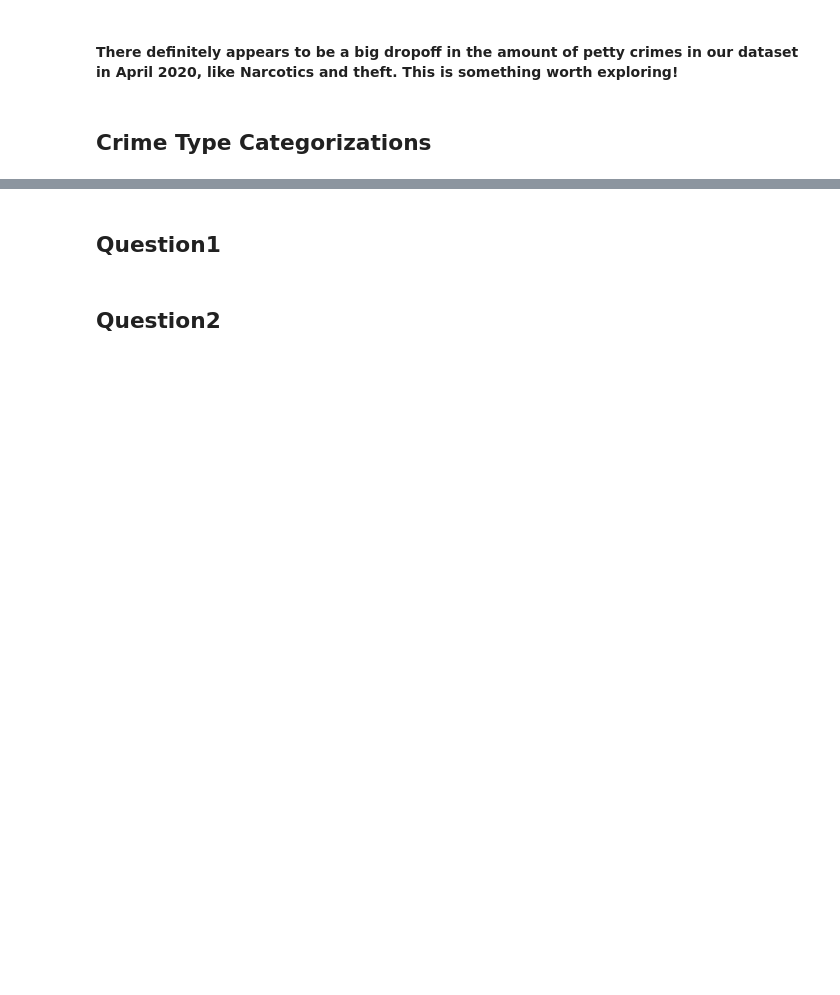
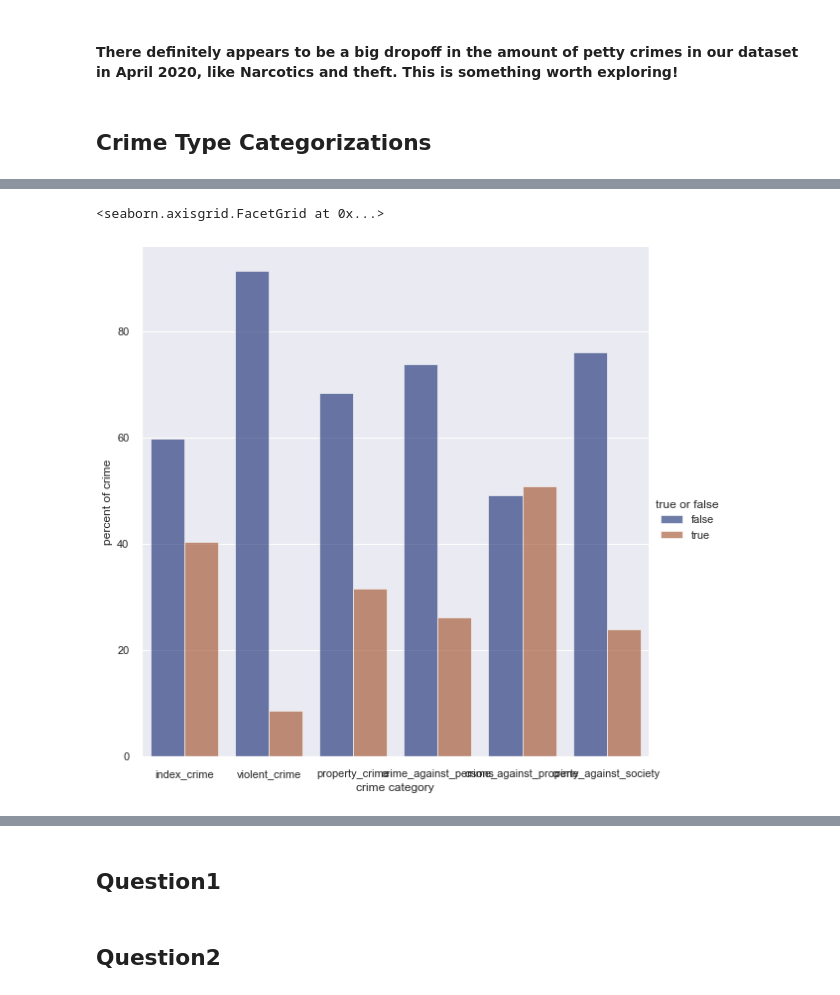
Before and after one commit to tjdolan121/4502Proj, a Jupyter notebook: forge/code/EDA.ipynb, the cells around one changed output, grey strips where cells are left out. Saved outputs shown, nothing was run; the diff lists cells and outputs as text; code cells hidden in the pictures; blank space fills up the shorter version.

```diff
--- a/forge/code/EDA.ipynb
+++ b/forge/code/EDA.ipynb
@@ -511,0 +542,27 @@ Crime code category is quite similar to the primary_type attribute our dataset a
+# %%
+att = ['index_crime', 'violent_crime', 'property_crime', \
+       'crime_against_persons', 'crime_against_property', 'crime_against_society']
+
+l1, l2, l3 = [], [], []
+
+for i in att:
+    series = df.groupby(i).size()
+    prc100 = series[0] + series[1]
+    l1.append((series[0] / prc100)*100)
+    l2.append('false')
+    l3.append(i)
+    l1.append((series[1] / prc100)*100)
+    l2.append('true')
+    l3.append(i)
+
+d = {'crime category': l3, 'true or false': l2, 'percent of crime': l1 }
+df_crime_cats = pd.DataFrame(data=d)
+# %%
+sns.catplot(
+    data=df_crime_cats, kind="bar",
+    x="crime category", y="percent of crime", hue="true or false",
+    ci="sd", palette="dark", alpha=.6, height=8
+)
+# %% [output]
+<seaborn.axisgrid.FacetGrid at 0x...>
+[figure, added]
```
Also changed, not shown: parts of 30 cells of this notebook.
